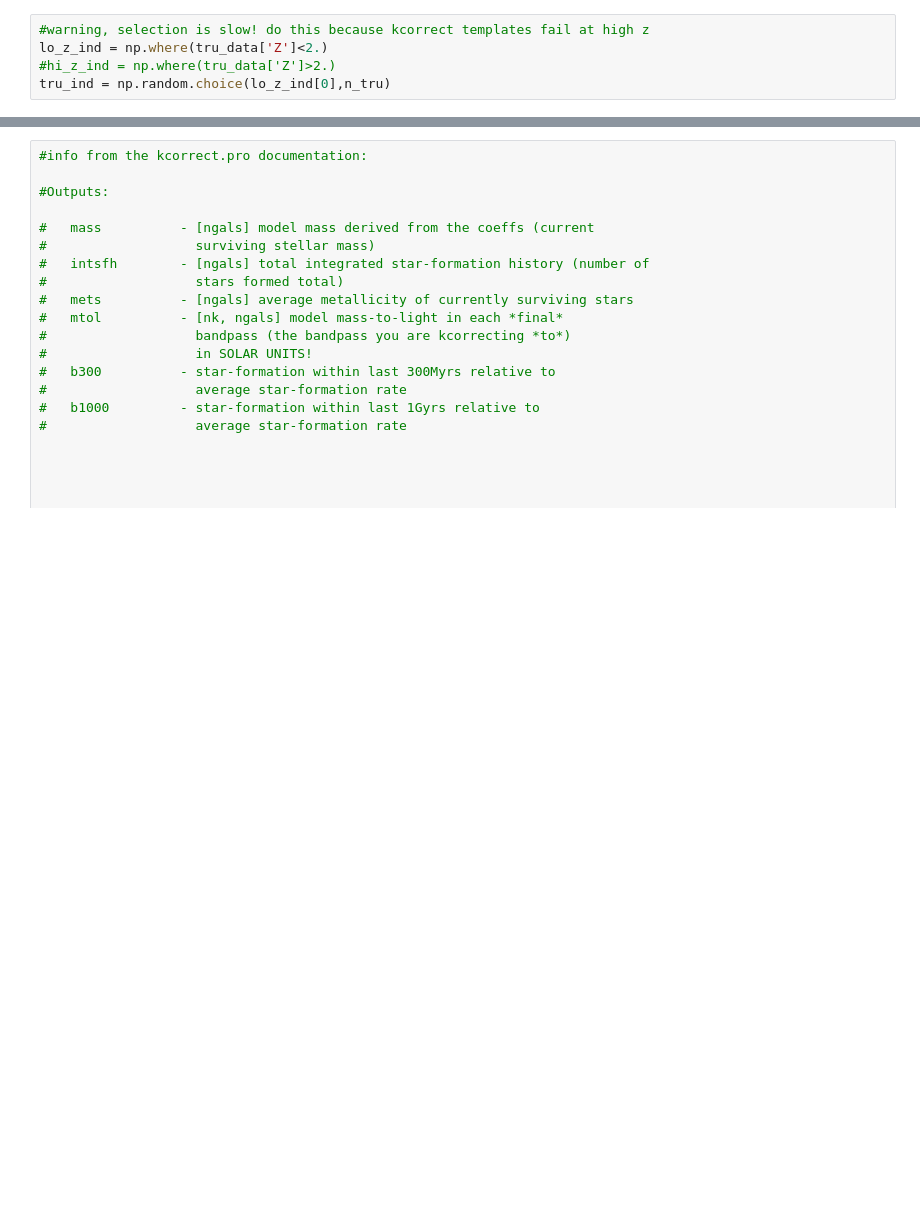
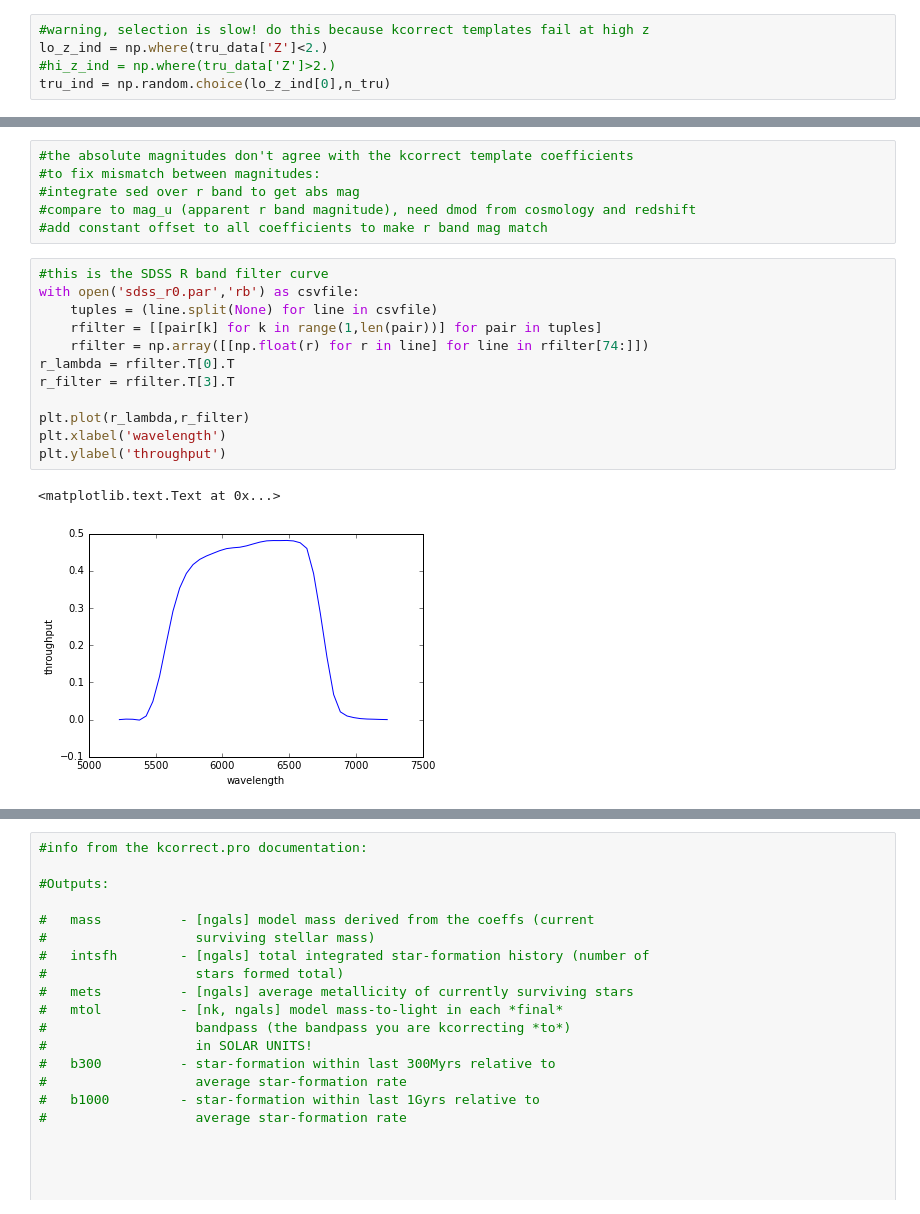
Before and after one commit to aimalz/pretzal, a Jupyter notebook: data-exploration.ipynb, the cells around one changed output, grey strips where cells are left out. Saved outputs shown, nothing was run; the diff lists cells and outputs as text; blank space fills up the shorter version.

Commit message:
partial correction to absolute magnitudes

```diff
--- a/data-exploration.ipynb
+++ b/data-exploration.ipynb
@@ -50,0 +74,21 @@ tru_ind = np.random.choice(lo_z_ind[0],n_tru)
+# %%
+#the absolute magnitudes don't agree with the kcorrect template coefficients
+#to fix mismatch between magnitudes:
+#integrate sed over r band to get abs mag
+#compare to mag_u (apparent r band magnitude), need dmod from cosmology and redshift
+#add constant offset to all coefficients to make r band mag match
+# %%
+#this is the SDSS R band filter curve
+with open('sdss_r0.par','rb') as csvfile:
+    tuples = (line.split(None) for line in csvfile)
+    rfilter = [[pair[k] for k in range(1,len(pair))] for pair in tuples]
+    rfilter = np.array([[np.float(r) for r in line] for line in rfilter[74:]])
+r_lambda = rfilter.T[0].T
+r_filter = rfilter.T[3].T
+
+plt.plot(r_lambda,r_filter)
+plt.xlabel('wavelength')
+plt.ylabel('throughput')
+# %% [output]
+<matplotlib.text.Text at 0x...>
+[figure, added]
```
Also changed, not shown: parts of 13 cells of this notebook.
